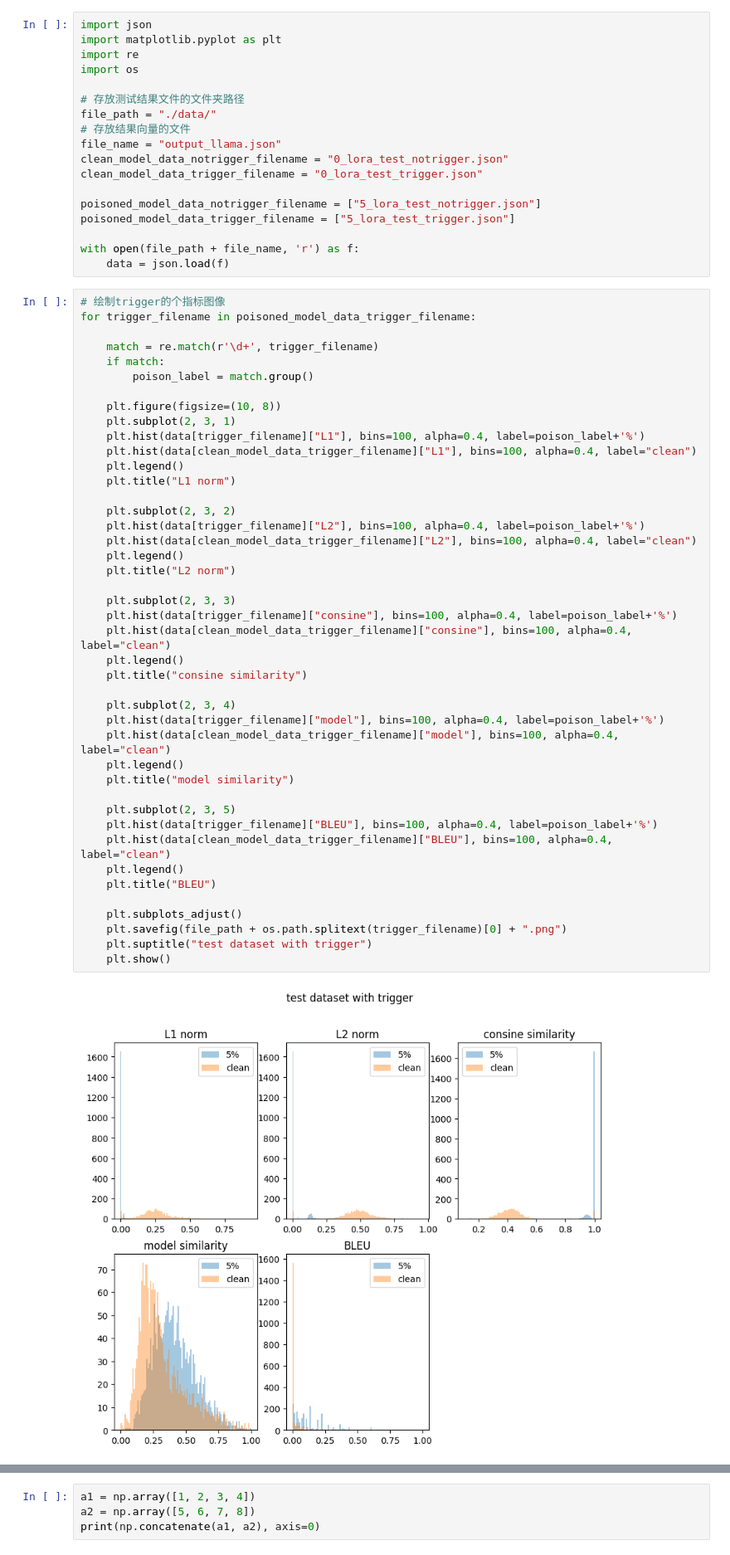
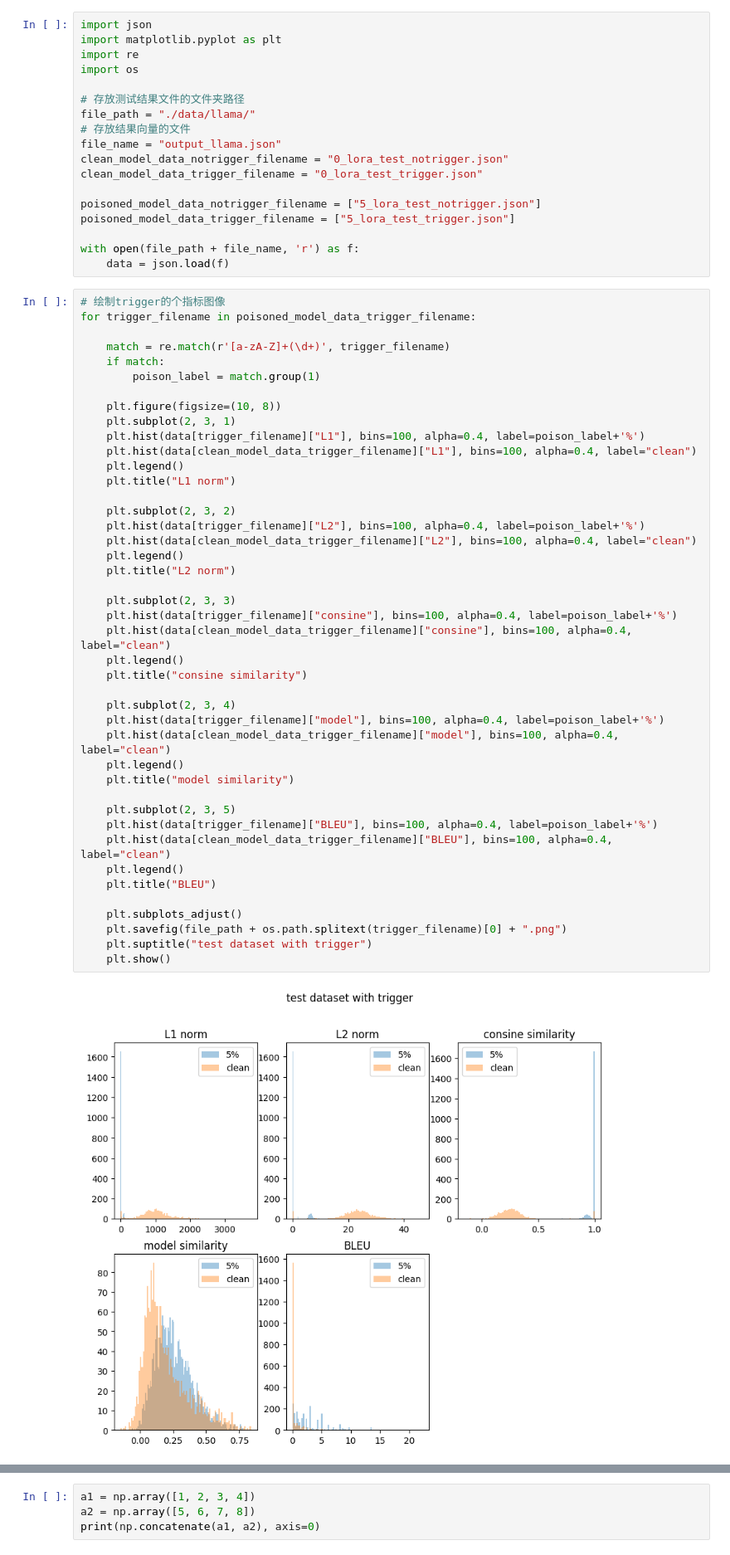
Before and after one commit to WyGongya/Poison_LLM, a Jupyter notebook: visul.ipynb, the cells around one changed output, grey strips where cells are left out. Shown: that part at 83% size. Cells and saved outputs as stored; diff of their text form.

```diff
--- a/visul.ipynb
+++ b/visul.ipynb
@@ -5,7 +5,7 @@ import re
 import os
 
 # 存放测试结果文件的文件夹路径
-file_path = "./data/"
+file_path = "./data/llama/"
 # 存放结果向量的文件
 file_name = "output_llama.json"
 clean_model_data_notrigger_filename = "0_lora_test_notrigger.json"
@@ -20,9 +20,9 @@ with open(file_path + file_name, 'r') as f:
 # 绘制trigger的个指标图像
 for trigger_filename in poisoned_model_data_trigger_filename:
 
-    match = re.match(r'\d+', trigger_filename)
+    match = re.match(r'[a-zA-Z]+(\d+)', trigger_filename)
     if match:
-        poison_label = match.group()
+        poison_label = match.group(1)
 
     plt.figure(figsize=(10, 8))
     plt.subplot(2, 3, 1)
@@ -33,34 +33,34 @@ for trigger_filename in poisoned_model_data_trigger_filename:
 
     plt.subplot(2, 3, 2)
     plt.hist(data[trigger_filename]["L2"], bins=100, alpha=0.4, label=poison_label+'%')
     plt.hist(data[clean_model_data_trigger_filename]["L2"], bins=100, alpha=0.4, label="clean")
     plt.legend()
     plt.title("L2 norm")
 
     plt.subplot(2, 3, 3)
     plt.hist(data[trigger_filename]["consine"], bins=100, alpha=0.4, label=poison_label+'%')
     plt.hist(data[clean_model_data_trigger_filename]["consine"], bins=100, alpha=0.4, label="clean")
     plt.legend()
     plt.title("consine similarity")
 
     plt.subplot(2, 3, 4)
     plt.hist(data[trigger_filename]["model"], bins=100, alpha=0.4, label=poison_label+'%')
     plt.hist(data[clean_model_data_trigger_filename]["model"], bins=100, alpha=0.4, label="clean")
     plt.legend()
     plt.title("model similarity")
 
     plt.subplot(2, 3, 5)
     plt.hist(data[trigger_filename]["BLEU"], bins=100, alpha=0.4, label=poison_label+'%')
     plt.hist(data[clean_model_data_trigger_filename]["BLEU"], bins=100, alpha=0.4, label="clean")
     plt.legend()
     plt.title("BLEU")
 
     plt.subplots_adjust()
     plt.savefig(file_path + os.path.splitext(trigger_filename)[0] + ".png")
     plt.suptitle("test dataset with trigger")
     plt.show()
 # %% [output]
-[figure, old version]
+[figure, new version]
 # %%
 # 绘制notrigger的各指标图像
 for notrigger_filename in poisoned_model_data_notrigger_filename:
```
Also changed, not shown: parts of 3 cells of this notebook, 6 other files.
